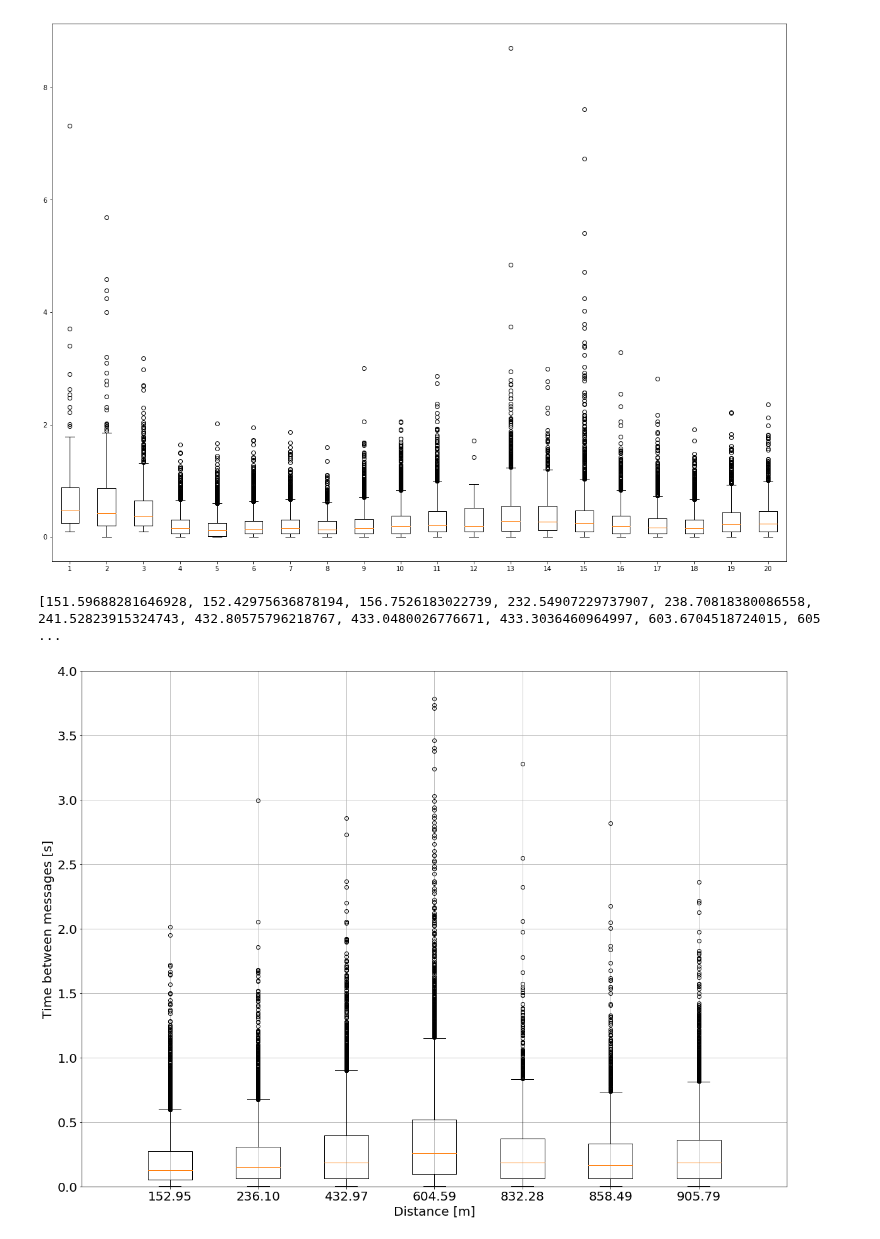
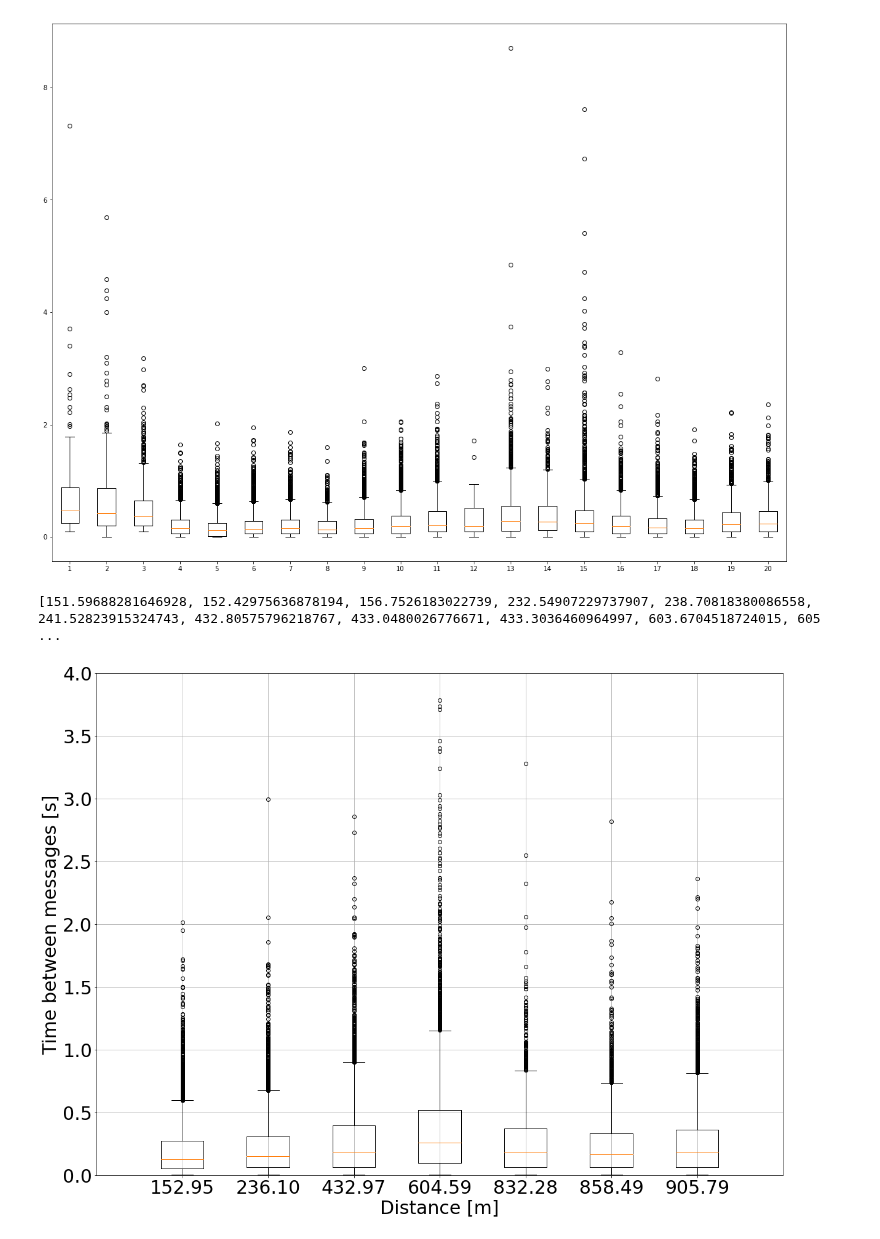
Before and after one commit to ingframin/BroadcastSimulation, a Jupyter notebook: experiments/BS/drone/nov22/logs/Untitled.ipynb, the cells around one changed output. Drawn from its saved outputs; the diff is of its cells as text; code cells hidden in the pictures.

```diff
--- a/experiments/BS/drone/nov22/logs/Untitled.ipynb
+++ b/experiments/BS/drone/nov22/logs/Untitled.ipynb
@@ -290,38 +290,38 @@ for f in flights:
 
 
 
 
 print(sorted(tdoa_vd.keys()))
 
 bp = [[] for i in range(7)]
 for k in sorted(tdoa_vd.keys()):
     if abs(k-150) < 20:
         bp[0]+=tdoa_vd[k]
     elif abs(k-230)<20:
         bp[1]+=tdoa_vd[k]
     elif abs(k-430)<20:
         bp[2]+=tdoa_vd[k]
     elif abs(k-600)<20:
         bp[3]+=tdoa_vd[k]
     elif abs(k-830)<20:
         bp[4]+=tdoa_vd[k]
     elif abs(k-850)<20:
         bp[5]+=tdoa_vd[k]
     elif abs(k-900)<20:
         bp[6]+=tdoa_vd[k]
 
 pt.boxplot(bp)
 pt.axis([0,8,0,4])
-pt.xticks([1,2,3,4,5,6,7],['%.2f'%x[0] for x in res],fontsize=20)
-pt.yticks(fontsize=20)
-pt.xlabel("Distance [m]",fontsize=20)
-pt.ylabel("Time between messages [s]",fontsize=20)
+pt.xticks([1,2,3,4,5,6,7],['%.2f'%x[0] for x in res],fontsize=30)
+pt.yticks(fontsize=30)
+pt.xlabel("Distance [m]",fontsize=30)
+pt.ylabel("Time between messages [s]",fontsize=30)
 pt.grid(True)
 pt.savefig('tdoa_drone.pdf', dpi=300, facecolor='w', edgecolor='w',orientation='portrait')
 pt.show()
 # %% [output]
 [151.59688281646928, 152.42975636878194, 156.7526183022739, 232.54907229737907, 238.70818380086558, 241.52823915324743, 432.80575796218767, 433.0480026776671, 433.3036460964997, 603.6704518724015, 605 ...
-[figure, old version]
+[figure, new version]
 # %%
 # dist = [f[0] for f in freq]
 # thrp = [f[1] for f in freq]
```
Also changed, not shown: parts of 2 cells of this notebook, 39 other files.
